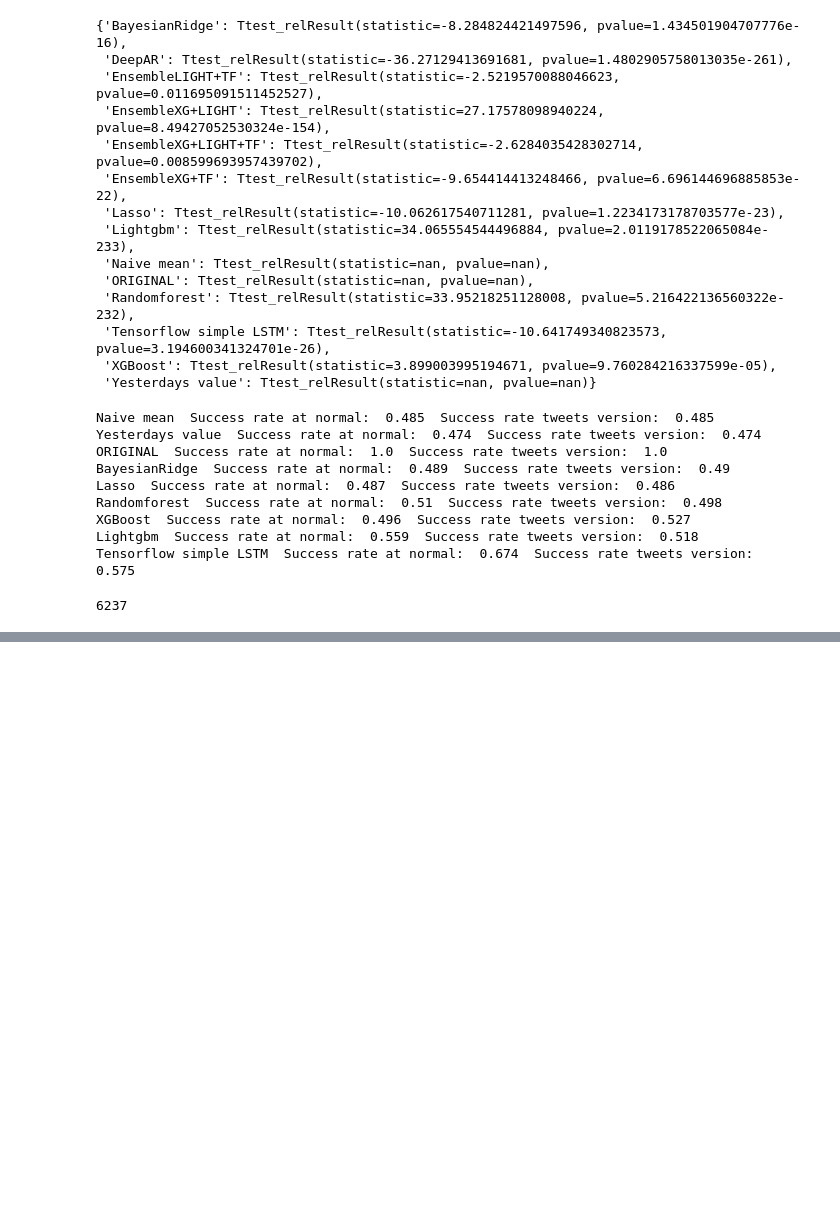
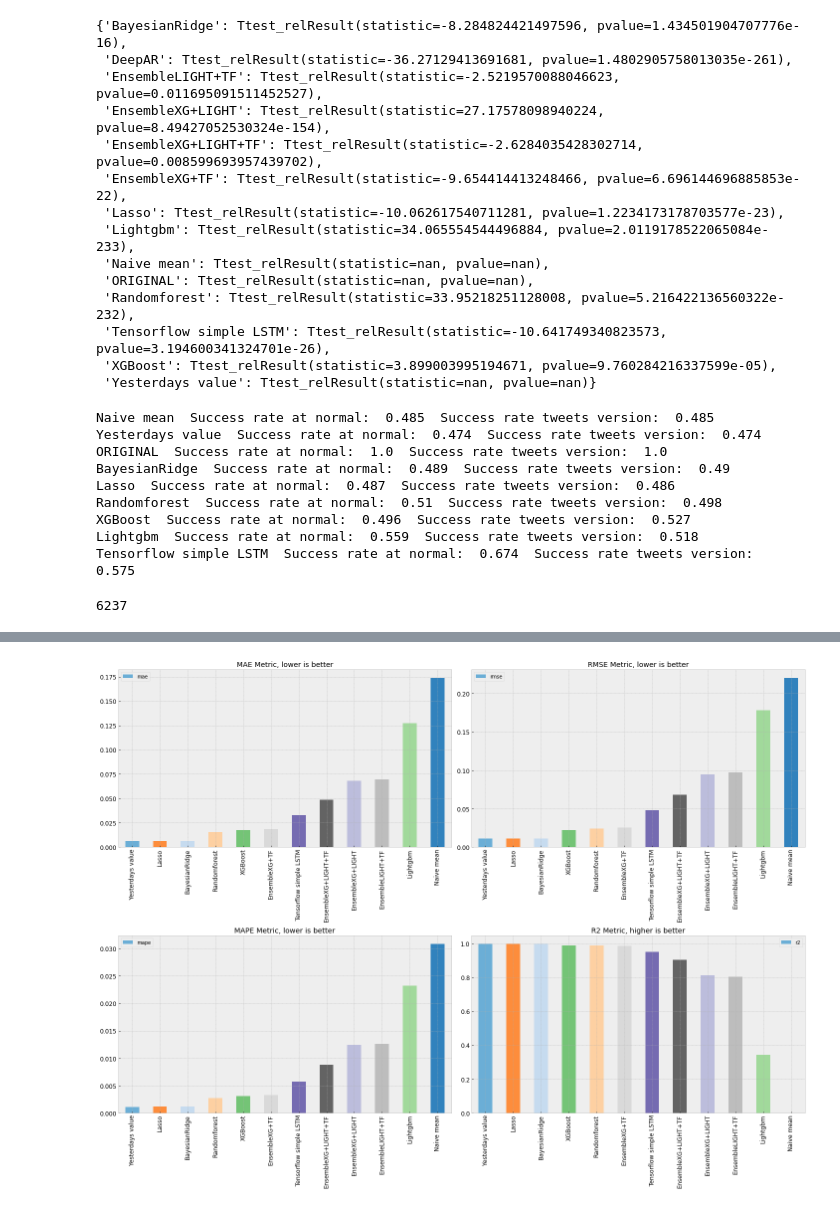
Before and after one commit to aburak256/Currency-with-Twitter, a Jupyter notebook: Results.ipynb, the cells around one changed output, grey strips where cells are left out. Saved outputs shown, nothing was run; the diff lists cells and outputs as text; code cells hidden in the pictures; blank space fills up the shorter version.

```diff
--- a/Results.ipynb
+++ b/Results.ipynb
@@ -257,0 +264,4 @@ del resultsDictTweets['DeepAR']
+# %%
+bar_metrics(resultsDictTweets)
+# %% [output]
+[figure, added]
```
Also changed, not shown: parts of 10 cells of this notebook.
